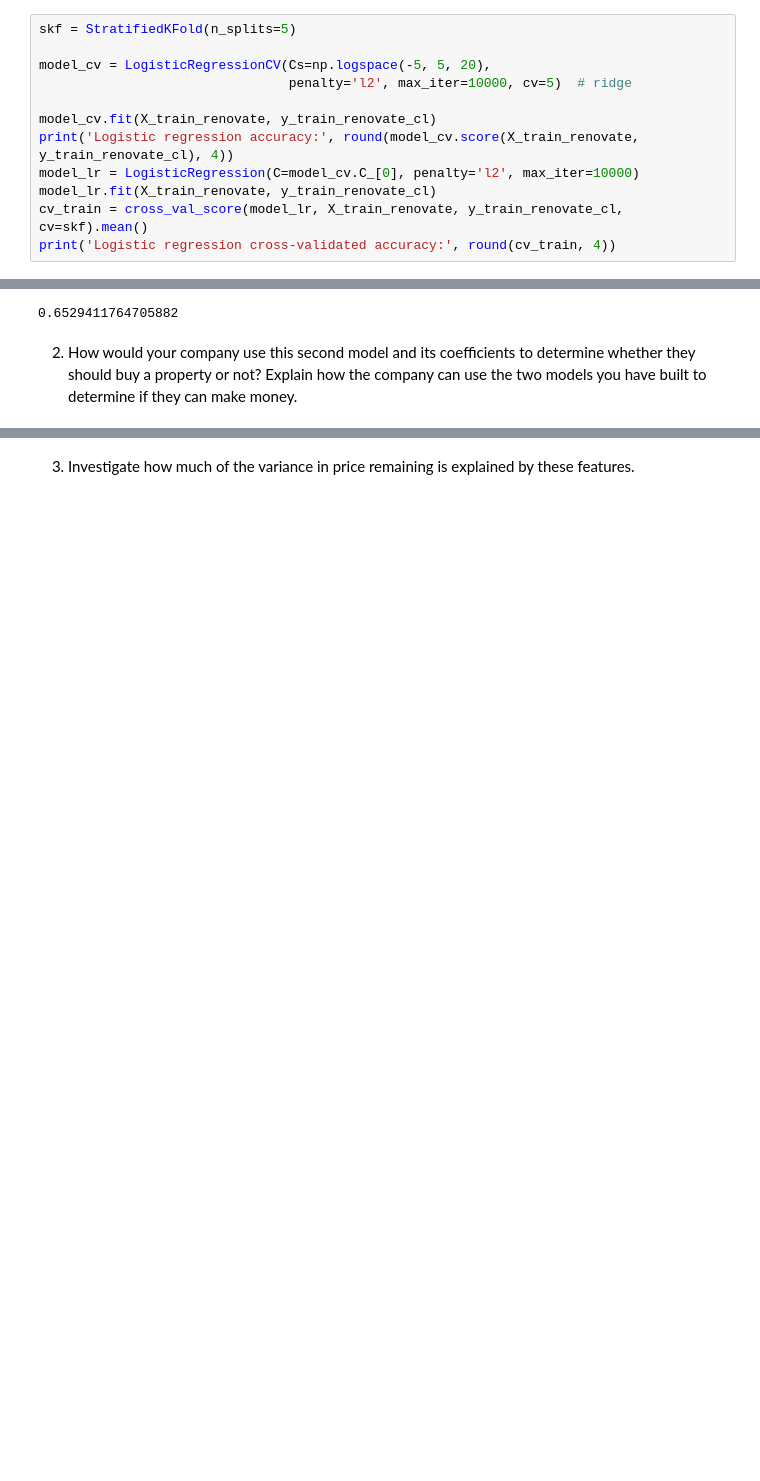
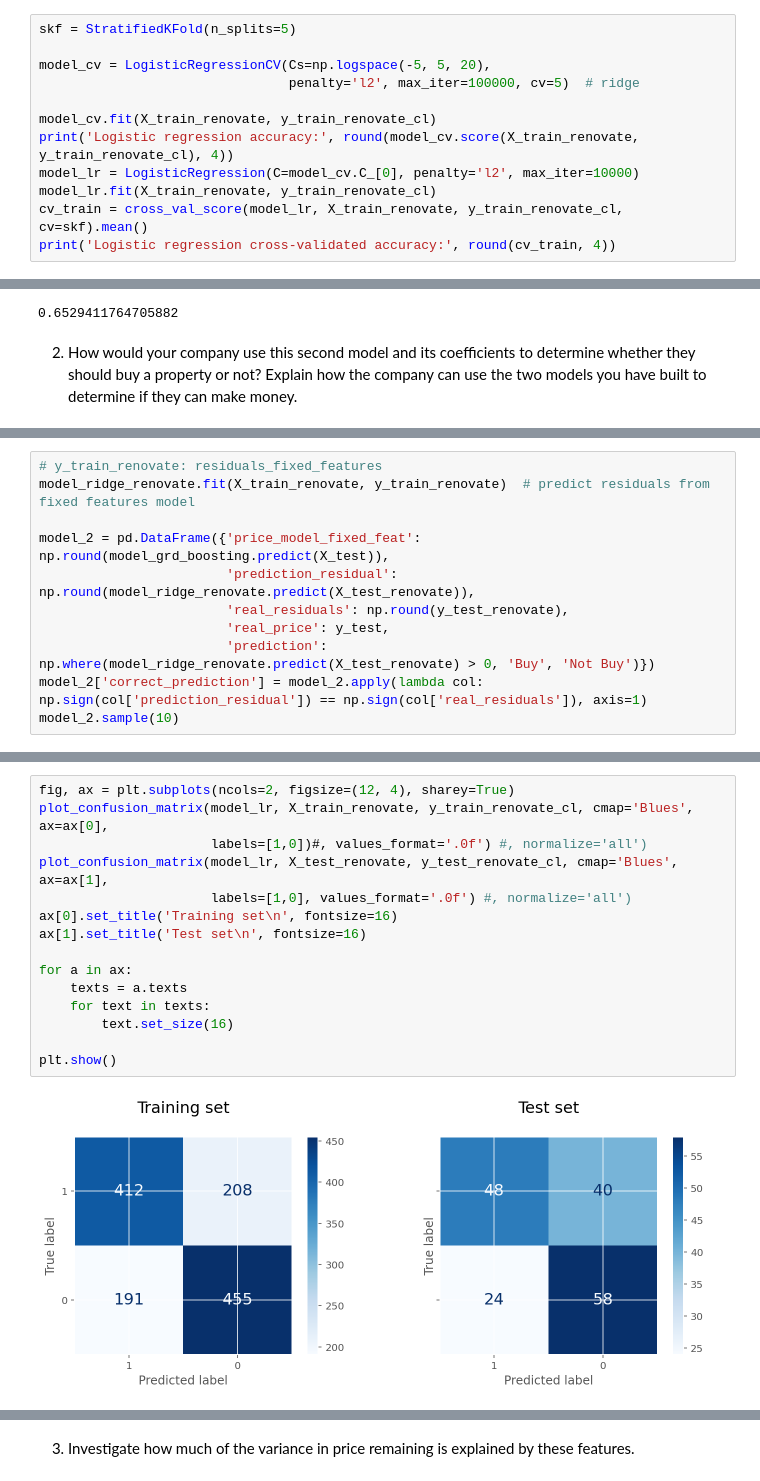
Before and after one commit to androi7/ds-mini-projects, a Jupyter notebook: House-Prices/House_Prices.ipynb, the cells around one changed output, grey strips where cells are left out. Saved outputs shown, nothing was run; the diff lists cells and outputs as text; blank space fills up the shorter version.

Commit message:
feat: add model evaluation of the first two models
model_1 uses all features, model_2 predicts the residuals of the model with fixed features only

```diff
--- a/House-Prices/House_Prices.ipynb
+++ b/House-Prices/House_Prices.ipynb
@@ -1577,7 +1574,7 @@ y_train_renovate_cl.value_counts(normalize=True).max()
 skf = StratifiedKFold(n_splits=5)
 
 model_cv = LogisticRegressionCV(Cs=np.logspace(-5, 5, 20),
-                                penalty='l2', max_iter=10000, cv=5)  # ridge
+                                penalty='l2', max_iter=100000, cv=5)  # ridge
 
 model_cv.fit(X_train_renovate, y_train_renovate_cl)
 print('Logistic regression accuracy:', round(model_cv.score(X_train_renovate, y_train_renovate_cl), 4))
@@ -1677,0 +1687,11 @@ pd.DataFrame({'Residual_fixed': residuals_fixed_features,
+# %%
+# y_train_renovate: residuals_fixed_features
+model_ridge_renovate.fit(X_train_renovate, y_train_renovate)  # predict residuals from fixed features model
+
+model_2 = pd.DataFrame({'price_model_fixed_feat': np.round(model_grd_boosting.predict(X_test)),
+                        'prediction_residual': np.round(model_ridge_renovate.predict(X_test_renovate)),
+                        'real_residuals': np.round(y_test_renovate),
+                        'real_price': y_test,
+                        'prediction': np.where(model_ridge_renovate.predict(X_test_renovate) > 0, 'Buy', 'Not Buy')})
+model_2['correct_prediction'] = model_2.apply(lambda col: np.sign(col['prediction_residual']) == np.sign(col['real_residuals']), axis=1)
+model_2.sample(10)
@@ -1677,0 +1722,17 @@ pd.DataFrame({'Residual_fixed': residuals_fixed_features,
+# %%
+fig, ax = plt.subplots(ncols=2, figsize=(12, 4), sharey=True)
+plot_confusion_matrix(model_lr, X_train_renovate, y_train_renovate_cl, cmap='Blues', ax=ax[0],
+                      labels=[1,0])#, values_format='.0f') #, normalize='all')
+plot_confusion_matrix(model_lr, X_test_renovate, y_test_renovate_cl, cmap='Blues', ax=ax[1],
+                      labels=[1,0], values_format='.0f') #, normalize='all')
+ax[0].set_title('Training set\n', fontsize=16)
+ax[1].set_title('Test set\n', fontsize=16)
+
+for a in ax:
+    texts = a.texts
+    for text in texts:
+        text.set_size(16)
+
+plt.show()
+# %% [output]
+[figure, added]
```
Also changed, not shown: parts of 41 cells of this notebook.
